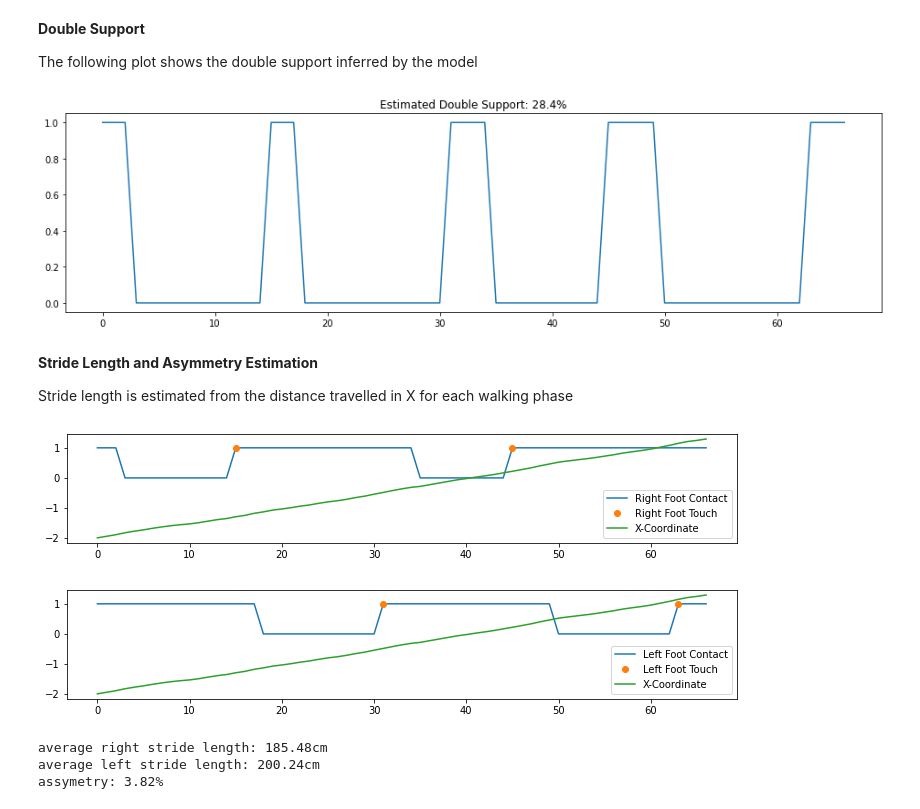
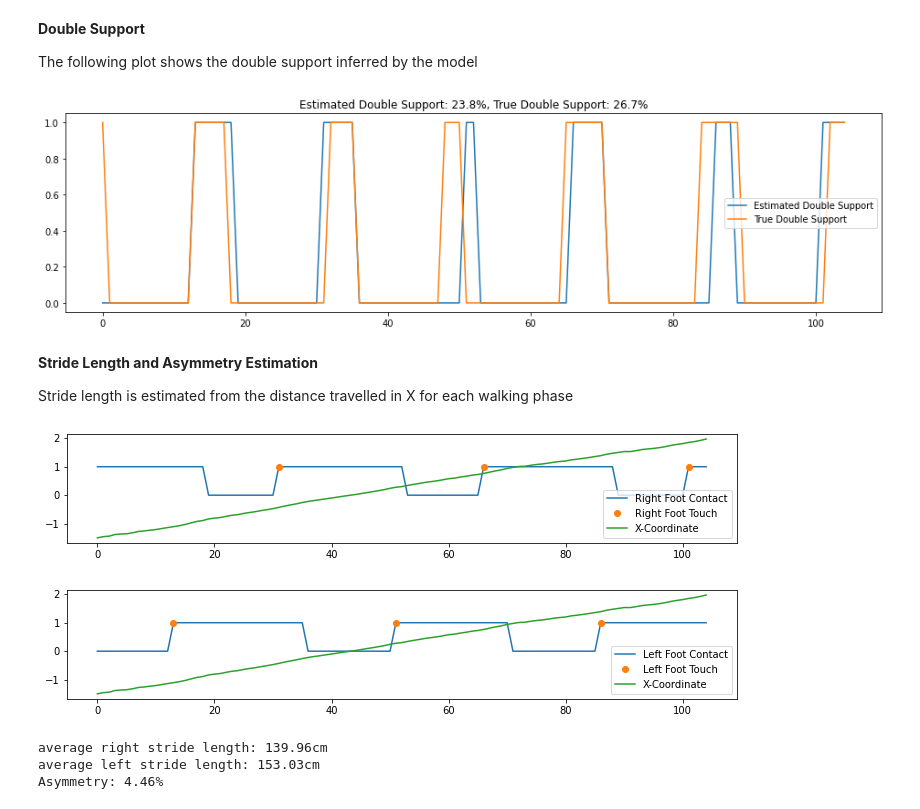
Before and after one commit to LucasEmcken/DLGaitAssessment, a Jupyter notebook: demo.ipynb, the cells around one changed output. Saved outputs shown, nothing was run; the diff lists cells and outputs as text; code cells hidden in the pictures.

Commit message:
Ground truth to demos

```diff
--- a/demo.ipynb
+++ b/demo.ipynb
@@ -31,11 +32,15 @@ model.load_state_dict(torch.load("model.pt"))
 model.eval()
 
 #load test data
-file = "data/demo_walk_1.pkl"
+file = "demo_data/demo_walk_2.pkl"
+
+#load ground truth data
+truth = pd.read_csv(f"{file[:-4]}.csv")
+right, left = truth["right_touch"], truth["left_touch"]
+
+test, x_coords = smpl_to_df(file)
 
 #apply leg fix to test data
-
-test, x_coords = smpl_to_df(file)
 test = fix_legs(test)
 torch_test = torch.tensor(test.values).float()
 # %% [output]
@@ -68,21 +78,30 @@ The following plot shows the double support inferred by the model
 # %%
 pred_round = torch.round(pred)
 ds = []
+ds_true = []
 #find the indices where both legs are in contact
 for i in range(len(pred_round)):
+    if right[i] == 1 and left[i] == 1:
+        ds_true.append(1)
+    else:
+        ds_true.append(0)
+
     if pred_round[i][0] == 1 and pred_round[i][1] == 1:
         ds.append(1)
     else:
         ds.append(0)
 est_ds = sum(ds)/len(ds)
+est_ds_true = sum(ds_true)/len(ds_true)
 
-plt.plot(ds)
+plt.plot(ds, label="Estimated Double Support")
+plt.plot(ds_true, label="True Double Support")
 fig = plt.gcf()
 fig.set_size_inches(16, 4)
-plt.title(f"Estimated Double Support: {str(np.round(est_ds*100, 1))}%")
+plt.title(f"Estimated Double Support: {str(np.round(est_ds*100, 1))}%, True Double Support: {str(np.round(est_ds_true*100, 1))}%")
+plt.legend()
 plt.show()
 # %% [output]
-[figure, old version]
+[figure, new version]
 # %% [markdown]
 **Stride Length and Asymmetry Estimation**
 
@@ -117,8 +136,8 @@ fig = plt.gcf()
 fig.set_size_inches(12, 2)
 plt.show()
 # %% [output]
-[figure, old version]
+[figure, new version]
-[figure, old version]
+[figure, new version]
 # %%
 stride_length_right = x_coords[right_touch[1:], 0] - x_coords[right_touch[:-1], 0]
 stride_length_left = x_coords[left_touch[1:], 0] - x_coords[left_touch[:-1], 0]
@@ -132,8 +151,8 @@ print(f"average right stride length: {np.round(avg_stride_length_right, 2)}cm")
 print(f"average left stride length: {np.round(avg_stride_length_left, 2)}cm")
 #calculate the assymetry
 asy = np.abs(avg_stride_length_left - avg_stride_length_right)/(avg_stride_length_left + avg_stride_length_right)
-print(f"assymetry: {np.round(asy*100, 2)}%")
+print(f"Asymmetry: {np.round(asy*100, 2)}%")
 # %% [output]
-average right stride length: 185.48cm
-average left stride length: 200.24cm
-assymetry: 3.82%
+average right stride length: 139.96cm
+average left stride length: 153.03cm
+Asymmetry: 4.46%
```
Also changed, not shown: parts of 4 cells of this notebook.
